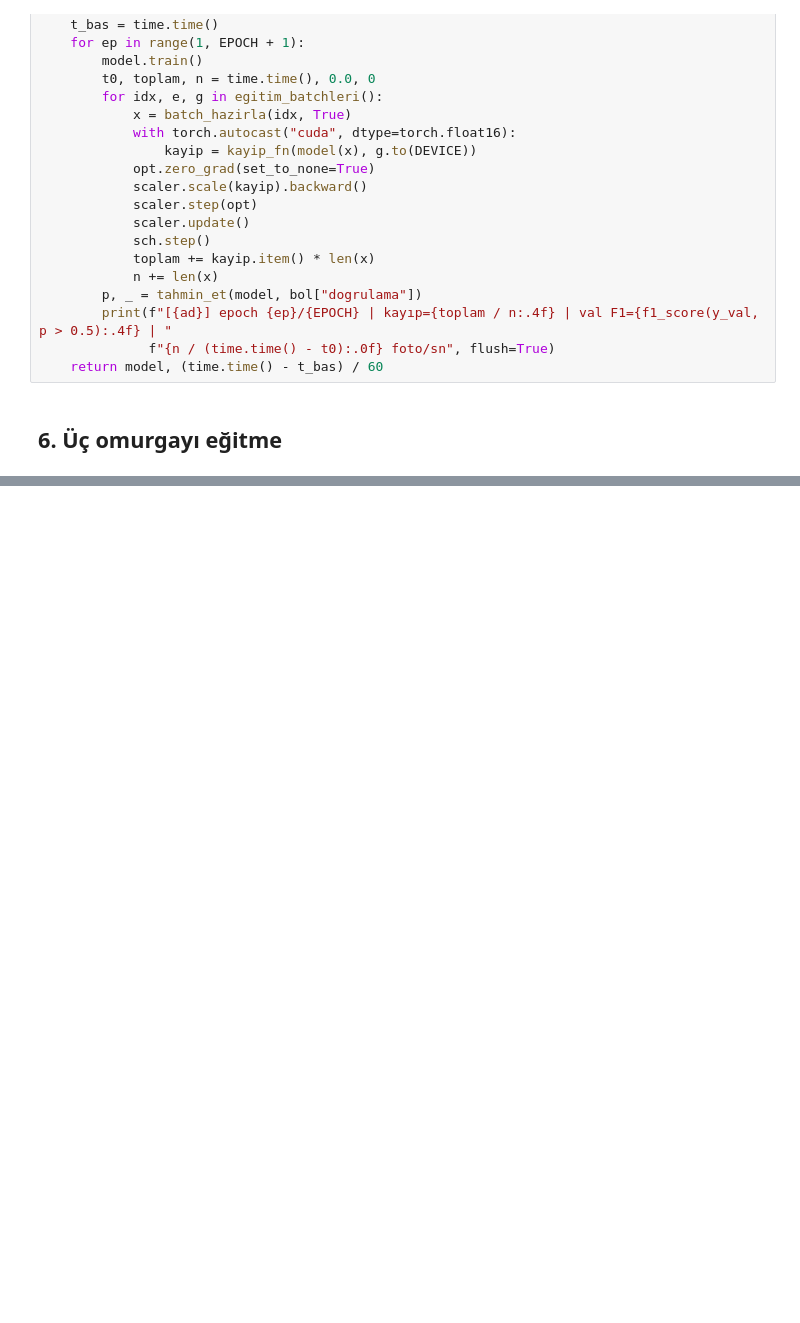
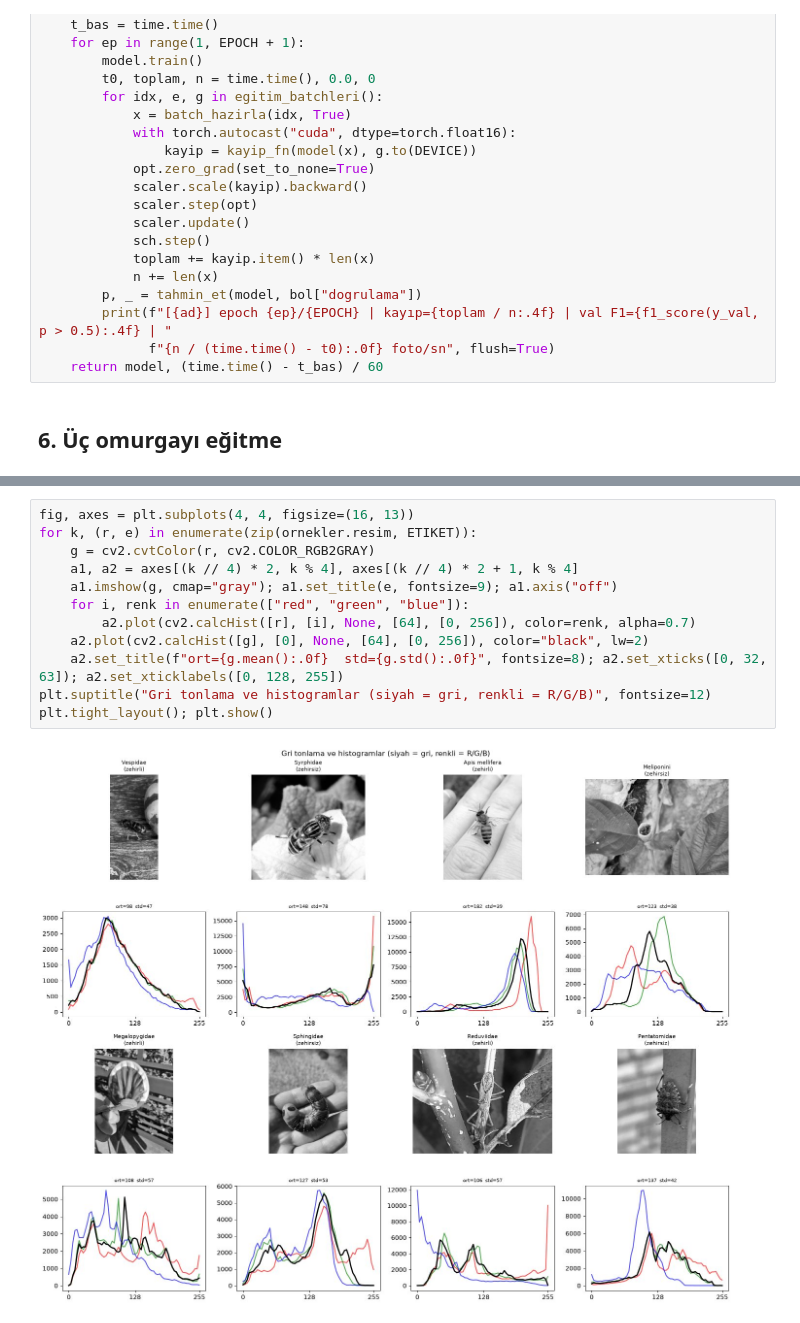
Before and after one commit to ryugazawqa/zehirli-bocek-siniflandirma, a Jupyter notebook: egitim_v4_omurga.ipynb, the cells around one changed output, grey strips where cells are left out. Saved outputs shown, nothing was run; the diff lists cells and outputs as text; blank space fills up the shorter version.

```diff
--- a/egitim_v4_omurga.ipynb
+++ b/egitim_v4_omurga.ipynb
@@ -360,0 +600,14 @@ print(omurga_df[["omurga", "bolum", "accuracy", "f1", "precision", "recall_zehir
+# %%
+fig, axes = plt.subplots(4, 4, figsize=(16, 13))
+for k, (r, e) in enumerate(zip(ornekler.resim, ETIKET)):
+    g = cv2.cvtColor(r, cv2.COLOR_RGB2GRAY)
+    a1, a2 = axes[(k // 4) * 2, k % 4], axes[(k // 4) * 2 + 1, k % 4]
+    a1.imshow(g, cmap="gray"); a1.set_title(e, fontsize=9); a1.axis("off")
+    for i, renk in enumerate(["red", "green", "blue"]):
+        a2.plot(cv2.calcHist([r], [i], None, [64], [0, 256]), color=renk, alpha=0.7)
+    a2.plot(cv2.calcHist([g], [0], None, [64], [0, 256]), color="black", lw=2)
+    a2.set_title(f"ort={g.mean():.0f}  std={g.std():.0f}", fontsize=8); a2.set_xticks([0, 32, 63]); a2.set_xticklabels([0, 128, 255])
+plt.suptitle("Gri tonlama ve histogramlar (siyah = gri, renkli = R/G/B)", fontsize=12)
+plt.tight_layout(); plt.show()
+# %% [output]
+[figure, added]
```
Also changed, not shown: parts of 33 cells of this notebook, 1 other file.
